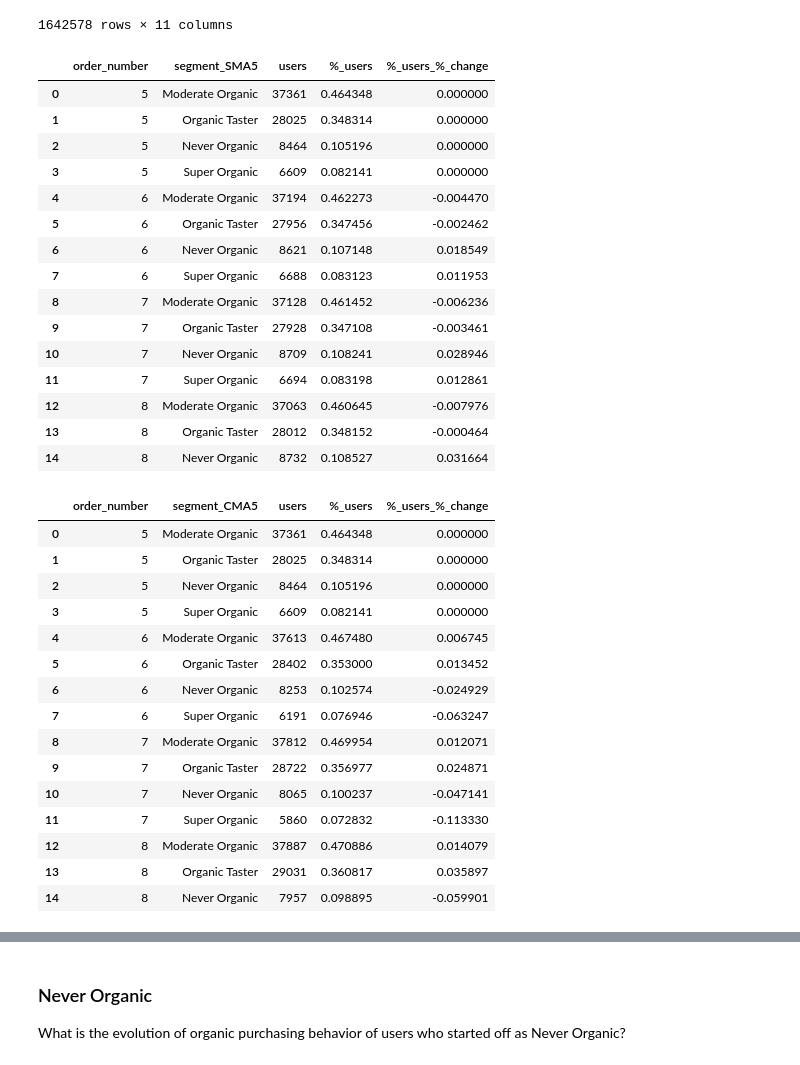
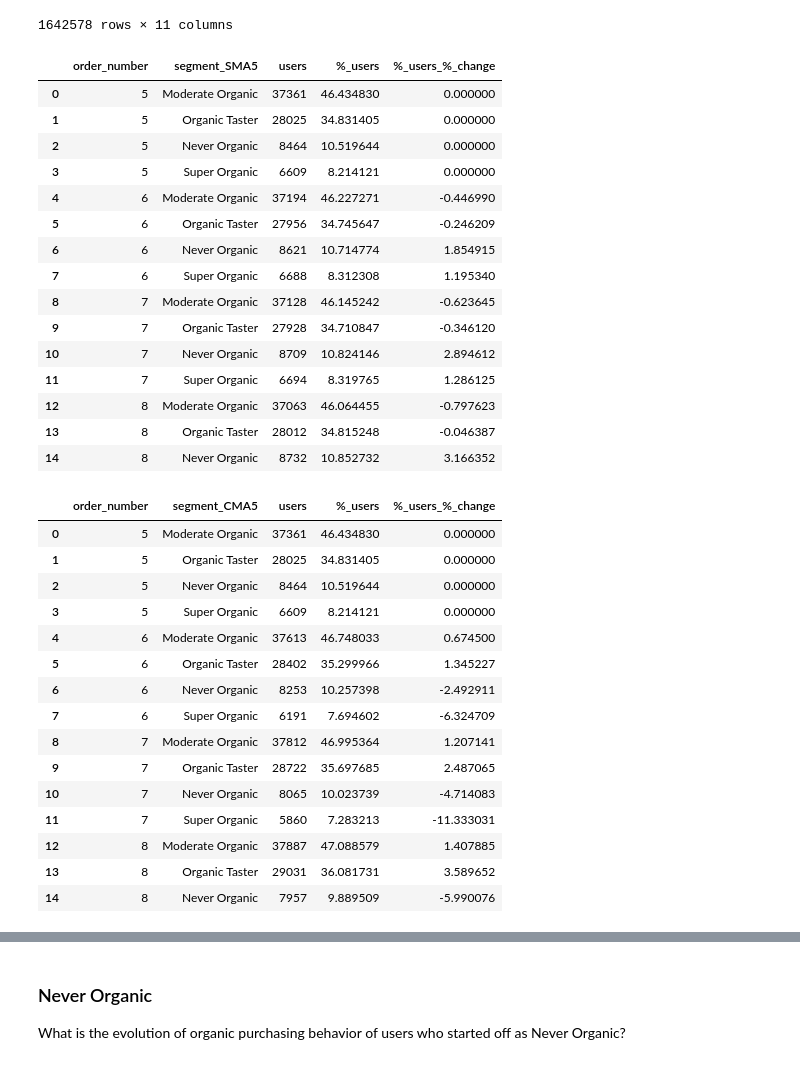
Before and after one commit to stemlock/Instacart_Market_Basket_Data_Analysis, a Jupyter notebook: Question 3.ipynb, the cells around one changed output, grey strips where cells are left out. Saved outputs shown, nothing was run; the diff lists cells and outputs as text; code cells hidden in the pictures.

```diff
--- a/Question 3.ipynb
+++ b/Question 3.ipynb
@@ -315,56 +335,56 @@ user_behavior10
 # %%
 # Create a new, clean dataset for plotting SMA5 data
 plot_SMA5_df = user_behavior10.groupby('order_number')['segment_SMA5'].value_counts().to_frame(name = 'users').reset_index()
 
 # Create a new column that shows the percentage of users per segment per order
-plot_SMA5_df['%_users'] = plot_SMA5_df.users.div(plot_SMA5_df.order_number.map(plot_SMA5_df.groupby('order_number').sum().users))
+plot_SMA5_df['%_users'] = plot_SMA5_df.users.div(plot_SMA5_df.order_number.map(plot_SMA5_df.groupby('order_number').sum().users))*100
 
 # Find the percentage change in users between each order number for the SMA segments
-plot_SMA5_df['%_users_%_change'] = plot_SMA5_df.groupby('segment_SMA5')['%_users'].apply(lambda x: x.div(x.iloc[0]).subtract(1))
+plot_SMA5_df['%_users_%_change'] = plot_SMA5_df.groupby('segment_SMA5')['%_users'].apply(lambda x: x.div(x.iloc[0]).subtract(1))*100
 
 plot_SMA5_df.head(15)
 # %% [output]
 |  | order_number | segment_SMA5 | users | %_users | %_users_%_change |
-| 0 | 5 | Moderate Organic | 37361 | 0.464348 | 0.000000 |
-| 1 | 5 | Organic Taster | 28025 | 0.348314 | 0.000000 |
-| 2 | 5 | Never Organic | 8464 | 0.105196 | 0.000000 |
-| 3 | 5 | Super Organic | 6609 | 0.082141 | 0.000000 |
-| 4 | 6 | Moderate Organic | 37194 | 0.462273 | -0.004470 |
-| 5 | 6 | Organic Taster | 27956 | 0.347456 | -0.002462 |
-| 6 | 6 | Never Organic | 8621 | 0.107148 | 0.018549 |
-| 7 | 6 | Super Organic | 6688 | 0.083123 | 0.011953 |
-| 8 | 7 | Moderate Organic | 37128 | 0.461452 | -0.006236 |
-| 9 | 7 | Organic Taster | 27928 | 0.347108 | -0.003461 |
-| 10 | 7 | Never Organic | 8709 | 0.108241 | 0.028946 |
-| 11 | 7 | Super Organic | 6694 | 0.083198 | 0.012861 |
-| 12 | 8 | Moderate Organic | 37063 | 0.460645 | -0.007976 |
-| 13 | 8 | Organic Taster | 28012 | 0.348152 | -0.000464 |
-| 14 | 8 | Never Organic | 8732 | 0.108527 | 0.031664 |
+| 0 | 5 | Moderate Organic | 37361 | 46.434830 | 0.000000 |
+| 1 | 5 | Organic Taster | 28025 | 34.831405 | 0.000000 |
+| 2 | 5 | Never Organic | 8464 | 10.519644 | 0.000000 |
+| 3 | 5 | Super Organic | 6609 | 8.214121 | 0.000000 |
+| 4 | 6 | Moderate Organic | 37194 | 46.227271 | -0.446990 |
+| 5 | 6 | Organic Taster | 27956 | 34.745647 | -0.246209 |
+| 6 | 6 | Never Organic | 8621 | 10.714774 | 1.854915 |
+| 7 | 6 | Super Organic | 6688 | 8.312308 | 1.195340 |
+| 8 | 7 | Moderate Organic | 37128 | 46.145242 | -0.623645 |
+| 9 | 7 | Organic Taster | 27928 | 34.710847 | -0.346120 |
+| 10 | 7 | Never Organic | 8709 | 10.824146 | 2.894612 |
+| 11 | 7 | Super Organic | 6694 | 8.319765 | 1.286125 |
+| 12 | 8 | Moderate Organic | 37063 | 46.064455 | -0.797623 |
+| 13 | 8 | Organic Taster | 28012 | 34.815248 | -0.046387 |
+| 14 | 8 | Never Organic | 8732 | 10.852732 | 3.166352 |
 # %%
 # Create a new, clean dataset for plotting CMA5 data
 plot_CMA5_df = user_behavior10.groupby('order_number')['segment_CMA5'].value_counts().to_frame(name = 'users').reset_index()
 
 # Create a new column that shows the percentage of users per segment per order
-plot_CMA5_df['%_users'] = plot_CMA5_df.users.div(plot_CMA5_df.order_number.map(plot_CMA5_df.groupby('order_number').sum().users))
+plot_CMA5_df['%_users'] = plot_CMA5_df.users.div(plot_CMA5_df.order_number.map(plot_CMA5_df.groupby('order_number').sum().users))*100
 
 # Find the percentage change in users between each order number for the CMA segments
-plot_CMA5_df['%_users_%_change'] = plot_CMA5_df.groupby('segment_CMA5')['%_users'].apply(lambda x: x.div(x.iloc[0]).subtract(1))
+plot_CMA5_df['%_users_%_change'] = plot_CMA5_df.groupby('segment_CMA5')['%_users'].apply(lambda x: x.div(x.iloc[0]).subtract(1))*100
 
 plot_CMA5_df.head(15)
 # %% [output]
 |  | order_number | segment_CMA5 | users | %_users | %_users_%_change |
-| 0 | 5 | Moderate Organic | 37361 | 0.464348 | 0.000000 |
-| 1 | 5 | Organic Taster | 28025 | 0.348314 | 0.000000 |
-| 2 | 5 | Never Organic | 8464 | 0.105196 | 0.000000 |
-| 3 | 5 | Super Organic | 6609 | 0.082141 | 0.000000 |
-| 4 | 6 | Moderate Organic | 37613 | 0.467480 | 0.006745 |
-| 5 | 6 | Organic Taster | 28402 | 0.353000 | 0.013452 |
-| 6 | 6 | Never Organic | 8253 | 0.102574 | -0.024929 |
-| 7 | 6 | Super Organic | 6191 | 0.076946 | -0.063247 |
-| 8 | 7 | Moderate Organic | 37812 | 0.469954 | 0.012071 |
-| 9 | 7 | Organic Taster | 28722 | 0.356977 | 0.024871 |
-| 10 | 7 | Never Organic | 8065 | 0.100237 | -0.047141 |
-| 11 | 7 | Super Organic | 5860 | 0.072832 | -0.113330 |
-| 12 | 8 | Moderate Organic | 37887 | 0.470886 | 0.014079 |
-| 13 | 8 | Organic Taster | 29031 | 0.360817 | 0.035897 |
-| 14 | 8 | Never Organic | 7957 | 0.098895 | -0.059901 |
+| 0 | 5 | Moderate Organic | 37361 | 46.434830 | 0.000000 |
+| 1 | 5 | Organic Taster | 28025 | 34.831405 | 0.000000 |
+| 2 | 5 | Never Organic | 8464 | 10.519644 | 0.000000 |
+| 3 | 5 | Super Organic | 6609 | 8.214121 | 0.000000 |
+| 4 | 6 | Moderate Organic | 37613 | 46.748033 | 0.674500 |
+| 5 | 6 | Organic Taster | 28402 | 35.299966 | 1.345227 |
+| 6 | 6 | Never Organic | 8253 | 10.257398 | -2.492911 |
+| 7 | 6 | Super Organic | 6191 | 7.694602 | -6.324709 |
+| 8 | 7 | Moderate Organic | 37812 | 46.995364 | 1.207141 |
+| 9 | 7 | Organic Taster | 28722 | 35.697685 | 2.487065 |
+| 10 | 7 | Never Organic | 8065 | 10.023739 | -4.714083 |
+| 11 | 7 | Super Organic | 5860 | 7.283213 | -11.333031 |
+| 12 | 8 | Moderate Organic | 37887 | 47.088579 | 1.407885 |
+| 13 | 8 | Organic Taster | 29031 | 36.081731 | 3.589652 |
+| 14 | 8 | Never Organic | 7957 | 9.889509 | -5.990076 |
```
Also changed, not shown: parts of 8 cells of this notebook, 1 other file.
